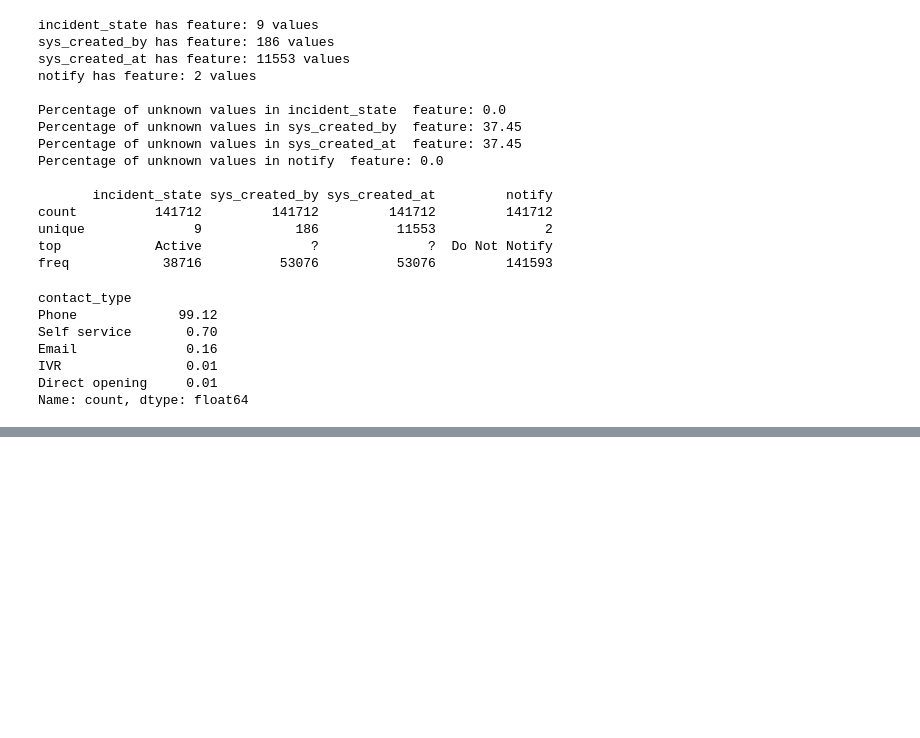
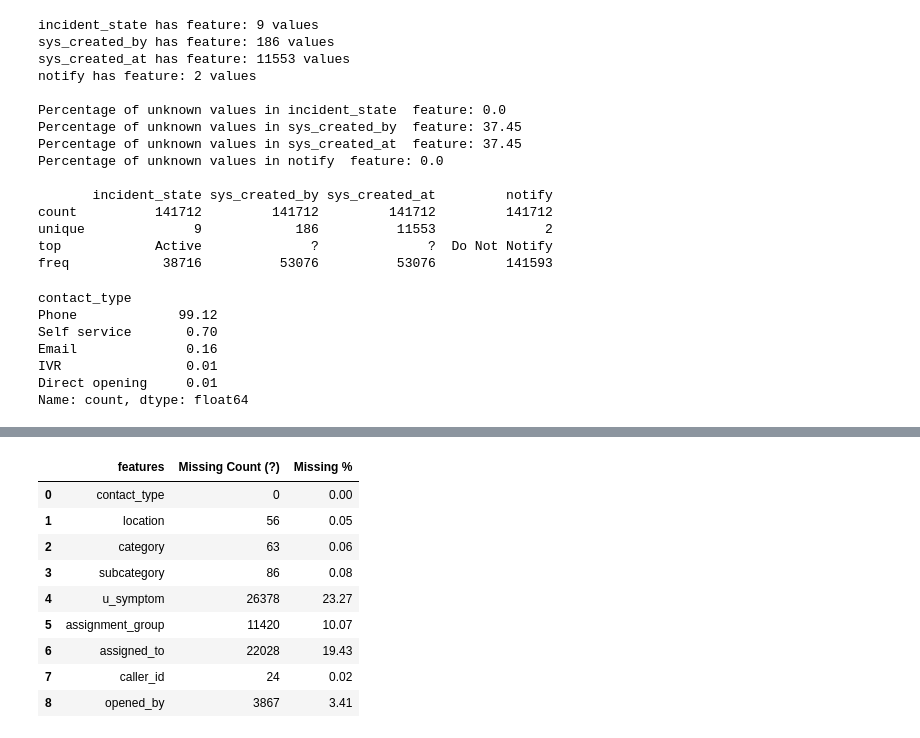
Before and after one commit to pinnusaikiran/AI-incident-intelligence-platform, a Jupyter notebook: notebooks/feature_engineering/04_feature_engineering.ipynb, the cells around one changed output, grey strips where cells are left out. Saved outputs shown, nothing was run; the diff lists cells and outputs as text; code cells hidden in the pictures; blank space fills up the shorter version.

```diff
--- a/notebooks/feature_engineering/04_feature_engineering.ipynb
+++ b/notebooks/feature_engineering/04_feature_engineering.ipynb
@@ -265,0 +281,3 @@ Name: count, dtype: float64
+# %%
+feature_df=eda_df[['contact_type','location','category','subcategory','u_symptom','assignment_group','assigned_to','caller_id','opened_by','impact','urgency','priority','Hour','Day_of_week','Month','made_sla']]
+feature_df.columns.shape
@@ -265,0 +286,3 @@ Name: count, dtype: float64
+# %%
+X=feature_df.drop(['made_sla'],axis=1)
+X.shape
@@ -265,0 +291,3 @@ Name: count, dtype: float64
+# %%
+y=feature_df['made_sla']
+y.shape
@@ -265,0 +298,2 @@ Name: count, dtype: float64
+# %%
+X_train,X_test,y_train,y_test=train_test_split(X,y,test_size=0.2,random_state=42,stratify=y)
@@ -265,0 +370,17 @@ Name: count, dtype: float64
+# %%
+X_train_missing=(X_train[['contact_type','location','category','subcategory','u_symptom','assignment_group','assigned_to','caller_id','opened_by']]=='?').sum()
+X_train_missing=X_train_missing.reset_index()
+X_train_missing.columns=['features','Missing Count (?)']
+X_train_missing['Missing %']=((X_train_missing['Missing Count (?)']/len(X_train))*100).round(2)
+X_train_missing
+# %% [output]
+|  | features | Missing Count (?) | Missing % |
+| 0 | contact_type | 0 | 0.00 |
+| 1 | location | 56 | 0.05 |
+| 2 | category | 63 | 0.06 |
+| 3 | subcategory | 86 | 0.08 |
+| 4 | u_symptom | 26378 | 23.27 |
+| 5 | assignment_group | 11420 | 10.07 |
+| 6 | assigned_to | 22028 | 19.43 |
+| 7 | caller_id | 24 | 0.02 |
+| 8 | opened_by | 3867 | 3.41 |
```
Also changed, not shown: parts of 23 cells of this notebook, 2 other files.
